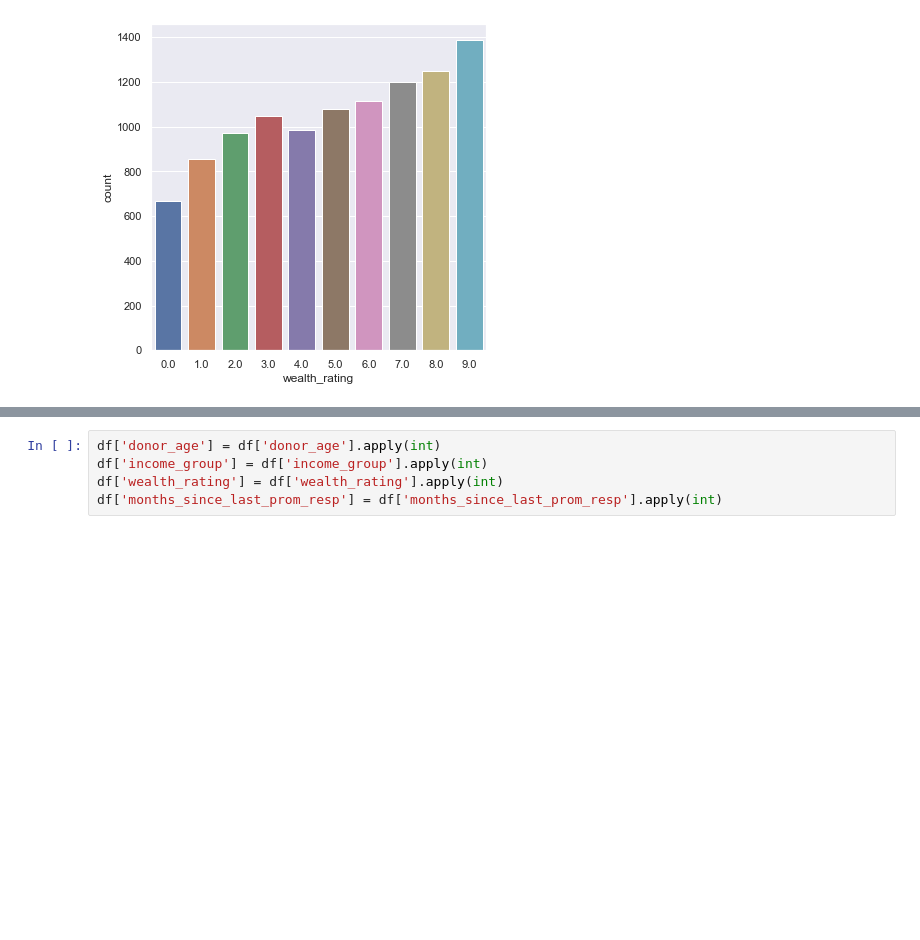
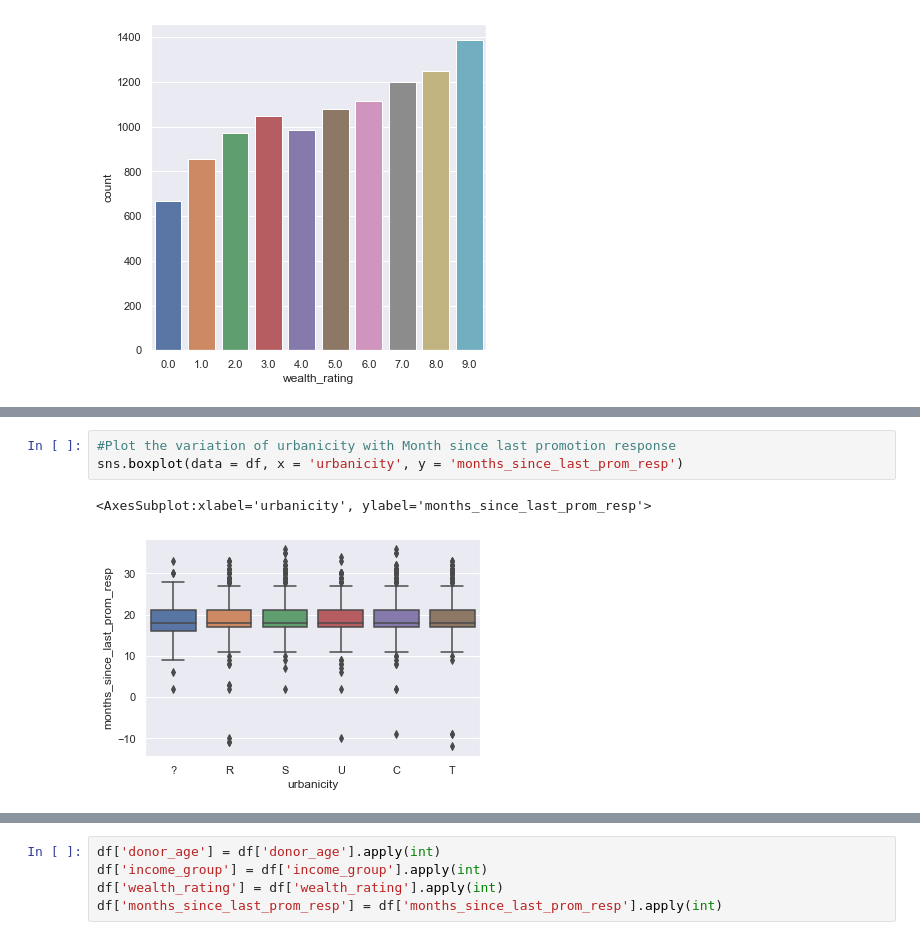
Before and after one commit to jindukwentua/Applying-Machine-Learning-to-Charity-donations, a Jupyter notebook: notebook/analysis.ipynb, the cells around one changed output, grey strips where cells are left out. Drawn from its saved outputs; the diff is of its cells as text; blank space fills up the shorter version.

Commit message:
'data_cleaning'

```diff
--- a/notebook/analysis.ipynb
+++ b/notebook/analysis.ipynb
@@ -620,0 +689,6 @@ df['donor_age'].plot.hist(figsize=(10,5))
+# %%
+#Plot the variation of urbanicity with Month since last promotion response
+sns.boxplot(data = df, x = 'urbanicity', y = 'months_since_last_prom_resp')
+# %% [output]
+<AxesSubplot:xlabel='urbanicity', ylabel='months_since_last_prom_resp'>
+[figure, added]
```
Also changed, not shown: parts of 38 cells of this notebook.
